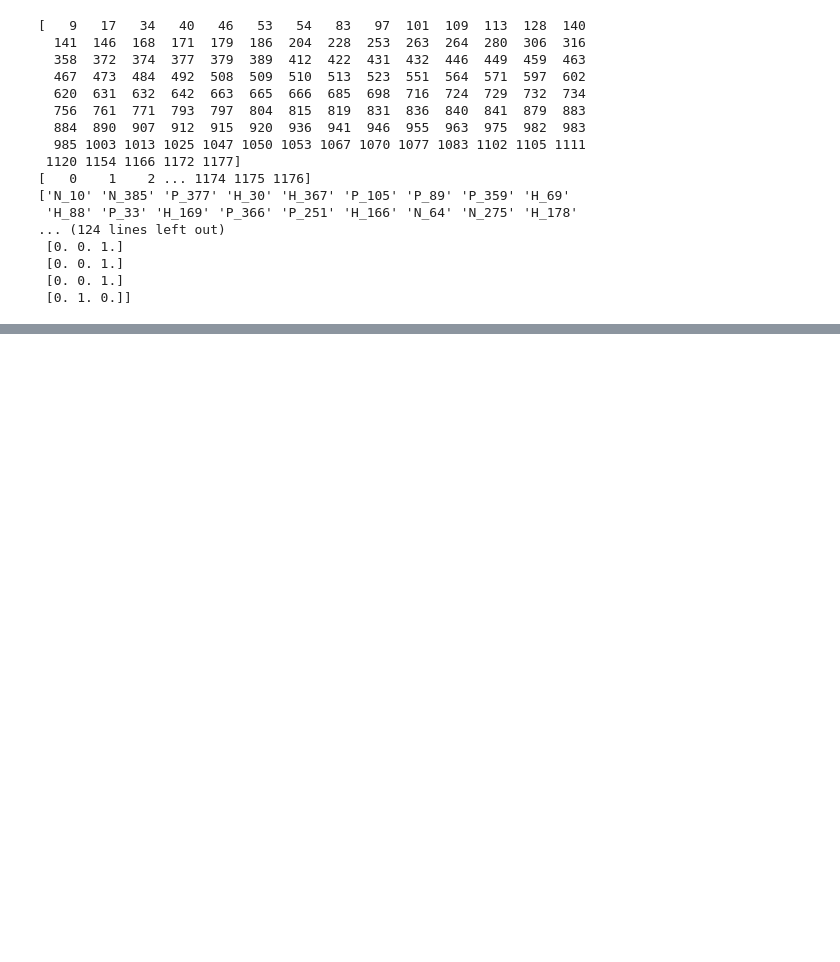
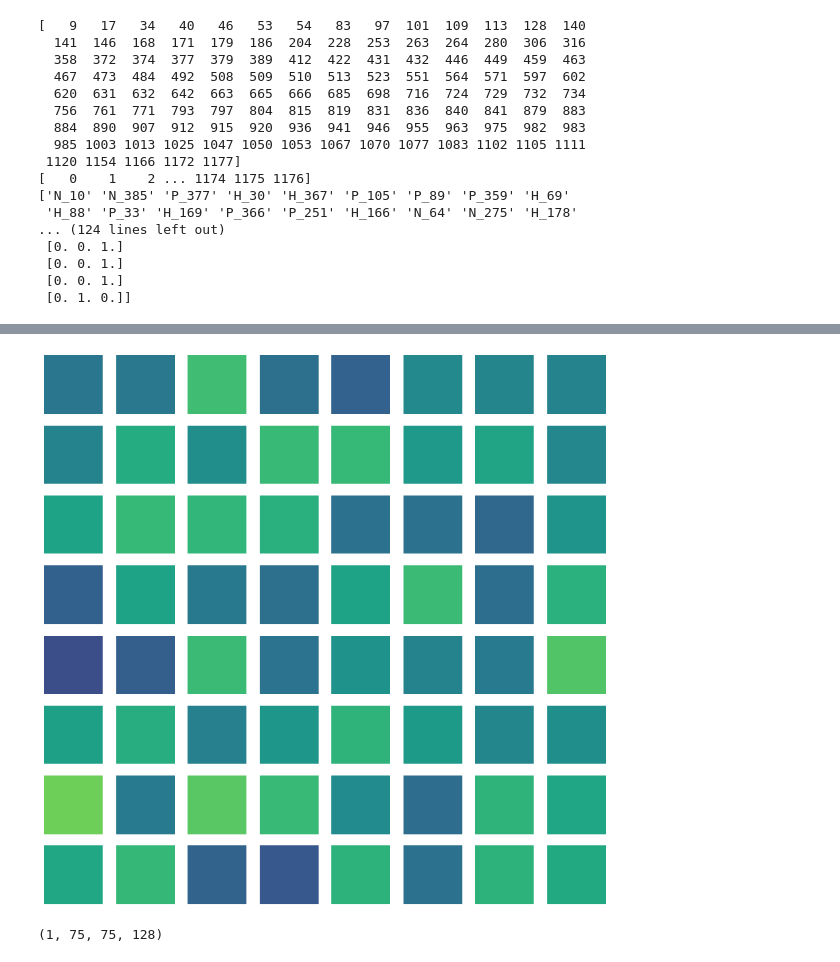
Before and after one commit to WooHyuck-Jeong/Recurrence_Plot, a Jupyter notebook: RP_Densenet.ipynb, the cells around one changed output, grey strips where cells are left out. Saved outputs shown, nothing was run; the diff lists cells and outputs as text; code cells hidden in the pictures; blank space fills up the shorter version.

```diff
--- a/RP_Densenet.ipynb
+++ b/RP_Densenet.ipynb
@@ -330,0 +379,9 @@ plt.show()
+# %%
+fig, axs= plt.subplots(8,8, figsize= (12,12))
+for i in range(8):
+    for j in range(8):
+        axs[i,j].imshow(conv_weights[:,:,0, i*8+j], vmin= -0.5, vmax= 0.5)
+        axs[i,j].axis('off')
+plt.show()
+# %% [output]
+[figure, added]
@@ -330,0 +403,4 @@ plt.show()
+# %%
+print(feature_map.shape)
+# %% [output]
+(1, 75, 75, 128)
```
Also changed, not shown: parts of 18 cells of this notebook, 10 other files.
